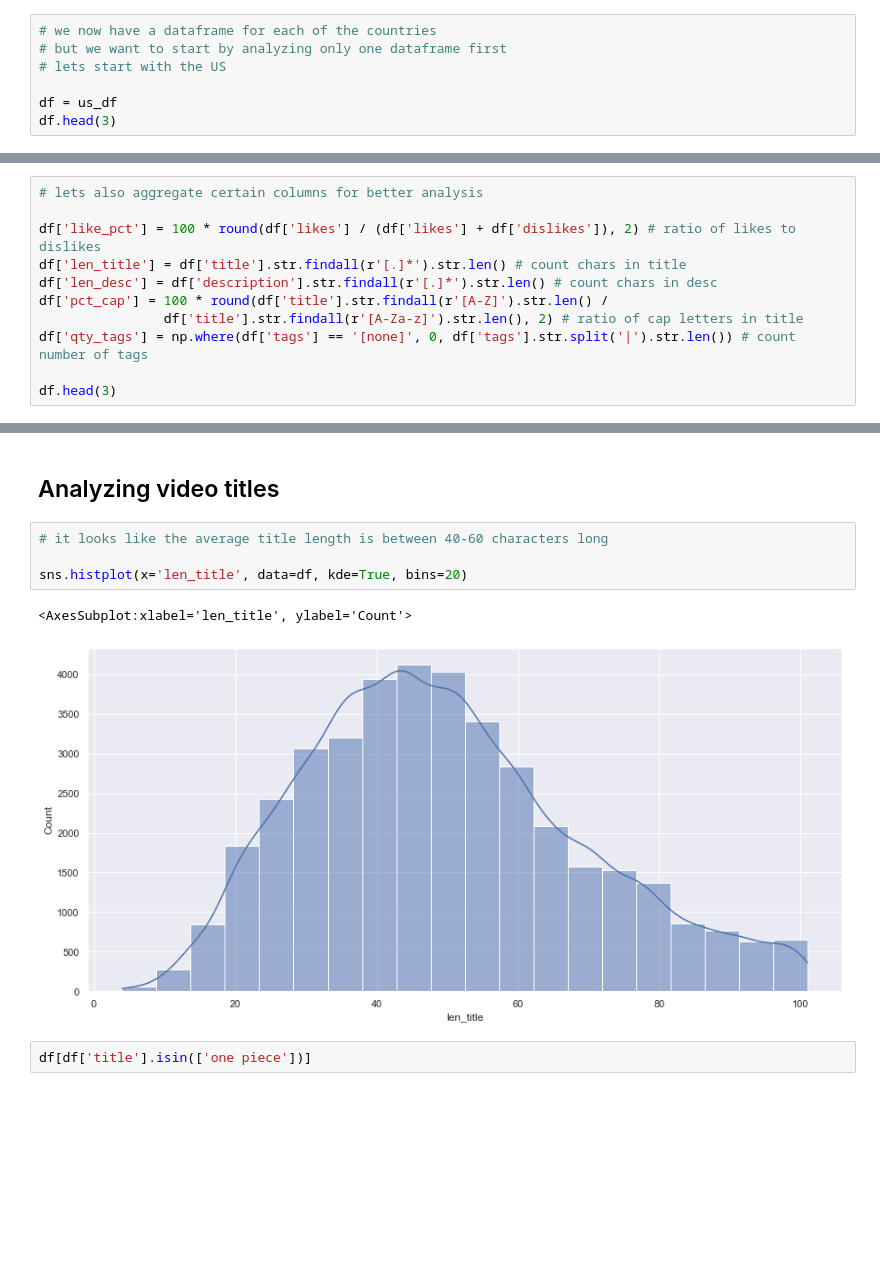
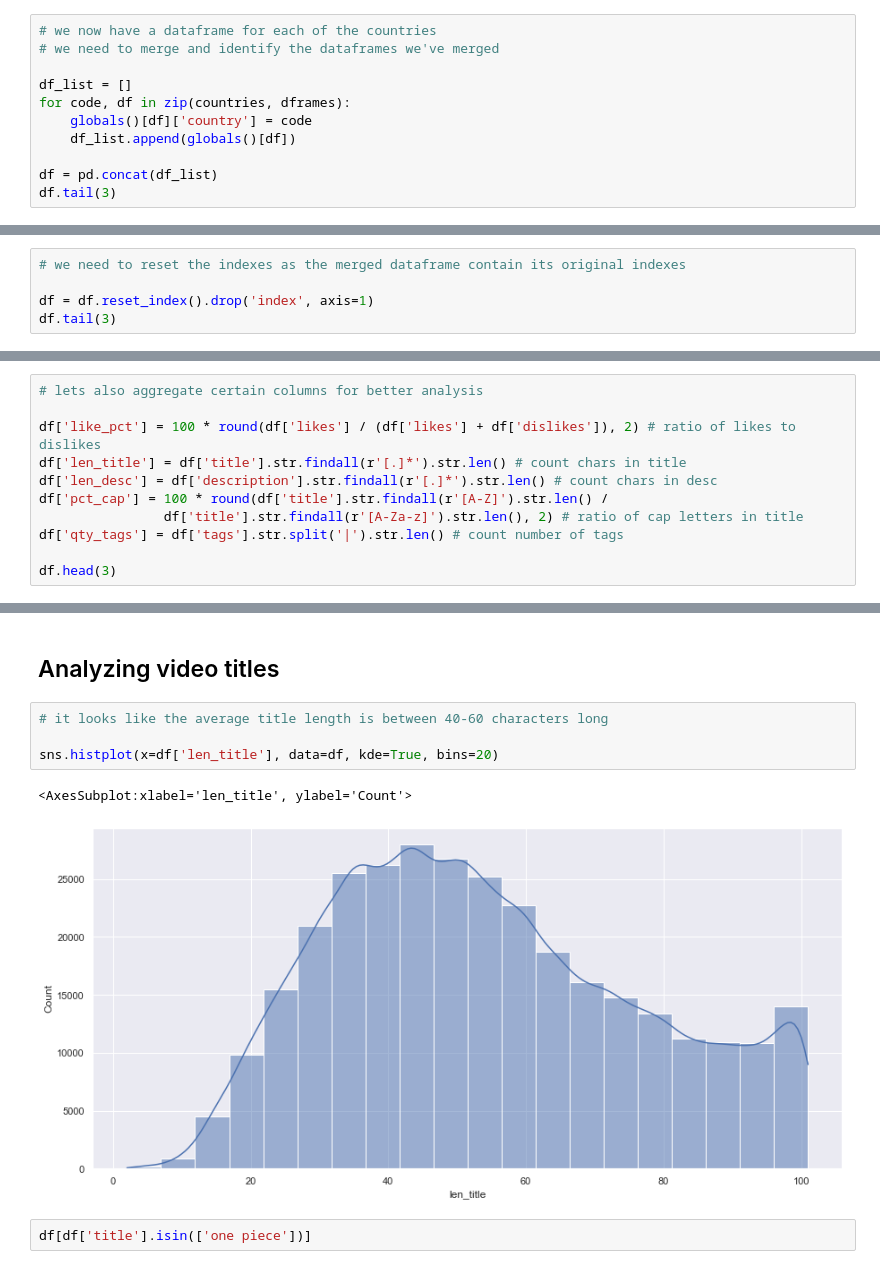
Before and after one commit to danielosetiawan/YouTube-EDA, a Jupyter notebook: youtube ipynb.ipynb, the cells around one changed output, grey strips where cells are left out. Saved outputs shown, nothing was run; the diff lists cells and outputs as text; blank space fills up the shorter version.

```diff
--- a/youtube ipynb.ipynb
+++ b/youtube ipynb.ipynb
@@ -21,9 +28,13 @@ for code, df in zip(countries, dframes):
 # %%
 # we now have a dataframe for each of the countries
-# but we want to start by analyzing only one dataframe first
-# lets start with the US
+# we need to merge and identify the dataframes we've merged
 
-df = us_df
-df.head(3)
+df_list = []
+for code, df in zip(countries, dframes):
+    globals()[df]['country'] = code
+    df_list.append(globals()[df])
+
+df = pd.concat(df_list)
+df.tail(3)
 # %% [output]
 |  | video_id | trending_date | title | channel_title | publish_time | tags | views | likes | dislikes | ... |
@@ -33,2 +44,7 @@ df.head(3)
 # %% [markdown]
 # Cleaning up the raw data
+# %%
+# we need to reset the indexes as the merged dataframe contain its original indexes
+
+df = df.reset_index().drop('index', axis=1)
+df.tail(3)
@@ -88,6 +108,6 @@ df['len_title'] = df['title'].str.findall(r'[.]*').str.len() # count chars in ti
 df['len_desc'] = df['description'].str.findall(r'[.]*').str.len() # count chars in desc
 df['pct_cap'] = 100 * round(df['title'].str.findall(r'[A-Z]').str.len() /
                 df['title'].str.findall(r'[A-Za-z]').str.len(), 2) # ratio of cap letters in title
-df['qty_tags'] = np.where(df['tags'] == '[none]', 0, df['tags'].str.split('|').str.len()) # count number of tags
+df['qty_tags'] = df['tags'].str.split('|').str.len() # count number of tags
 
 df.head(3)
@@ -156,10 +186,10 @@ sns.barplot(x = 'len_title', y = 'category', data = df3)
 # %%
 # it looks like the average title length is between 40-60 characters long
 
-sns.histplot(x='len_title', data=df, kde=True, bins=20)
+sns.histplot(x=df['len_title'], data=df, kde=True, bins=20)
 # %% [output]
 <AxesSubplot:xlabel='len_title', ylabel='Count'>
-[figure, old version]
+[figure, new version]
 # %%
 df[df['title'].isin(['one piece'])]
 # %% [output]
```
Also changed, not shown: parts of 20 cells of this notebook.
